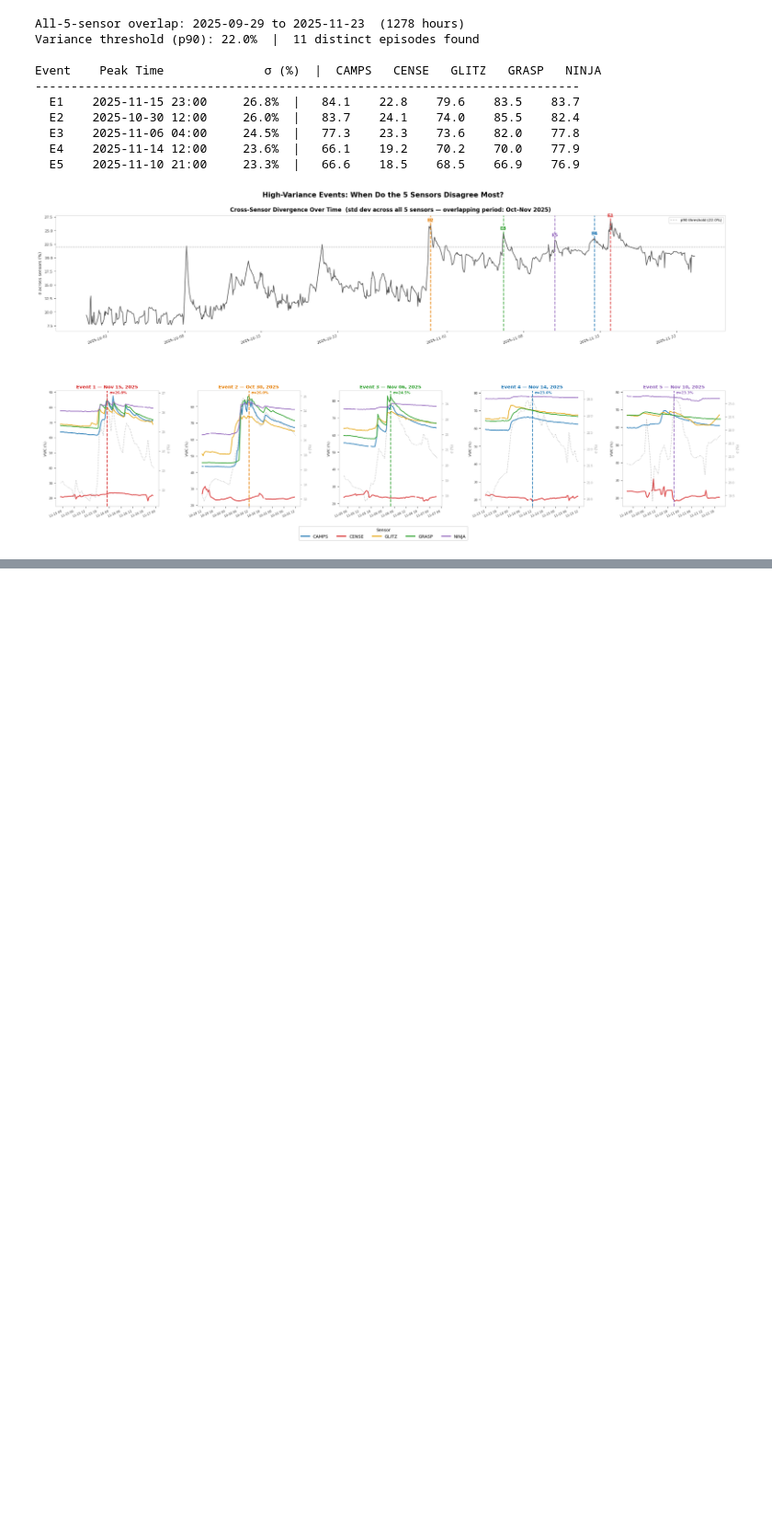
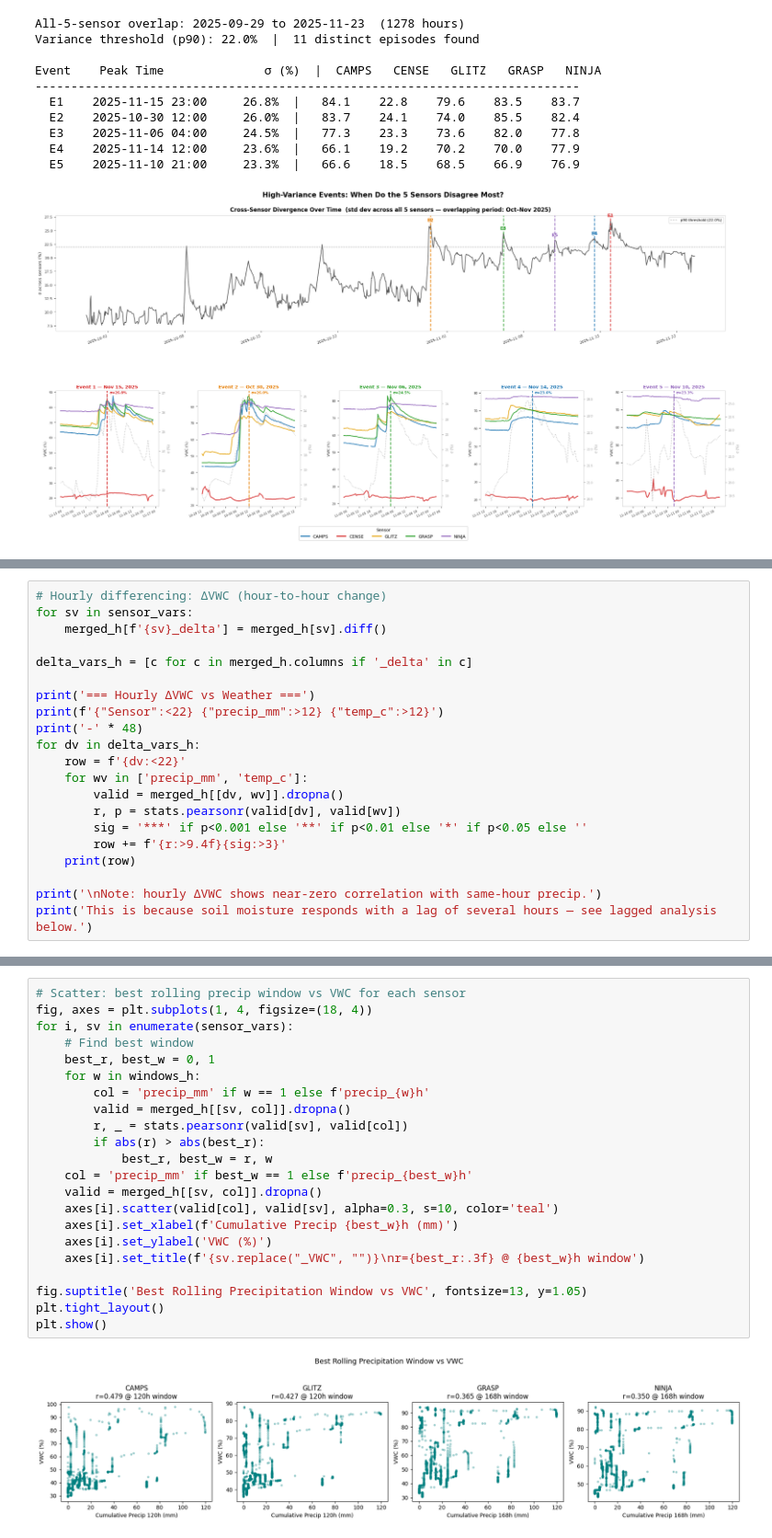
Before and after one commit to cta48/GeoData-Soil-Moisture-Sensors, a Jupyter notebook: GeoData_Soil_Moisture_Sensors.ipynb, the cells around one changed output, grey strips where cells are left out. Shown at 92% size. Drawn from its saved outputs; the diff is of its cells as text; blank space fills up the shorter version.

```diff
--- a/GeoData_Soil_Moisture_Sensors.ipynb
+++ b/GeoData_Soil_Moisture_Sensors.ipynb
@@ -654,0 +800,21 @@ Event    Peak Time              σ (%)  |  CAMPS   CENSE   GLITZ   GRASP   NINJA
+# %%
+# Hourly differencing: ΔVWC (hour-to-hour change)
+for sv in sensor_vars:
+    merged_h[f'{sv}_delta'] = merged_h[sv].diff()
+
+delta_vars_h = [c for c in merged_h.columns if '_delta' in c]
+
+print('=== Hourly ΔVWC vs Weather ===')
+print(f'{"Sensor":<22} {"precip_mm":>12} {"temp_c":>12}')
+print('-' * 48)
+for dv in delta_vars_h:
+    row = f'{dv:<22}'
+    for wv in ['precip_mm', 'temp_c']:
+        valid = merged_h[[dv, wv]].dropna()
+        r, p = stats.pearsonr(valid[dv], valid[wv])
+        sig = '***' if p<0.001 else '**' if p<0.01 else '*' if p<0.05 else ''
+        row += f'{r:>9.4f}{sig:>3}'
+    print(row)
+
+print('\nNote: hourly ΔVWC shows near-zero correlation with same-hour precip.')
+print('This is because soil moisture responds with a lag of several hours — see lagged analysis below.')
@@ -654,0 +905,24 @@ Event    Peak Time              σ (%)  |  CAMPS   CENSE   GLITZ   GRASP   NINJA
+# %%
+# Scatter: best rolling precip window vs VWC for each sensor
+fig, axes = plt.subplots(1, 4, figsize=(18, 4))
+for i, sv in enumerate(sensor_vars):
+    # Find best window
+    best_r, best_w = 0, 1
+    for w in windows_h:
+        col = 'precip_mm' if w == 1 else f'precip_{w}h'
+        valid = merged_h[[sv, col]].dropna()
+        r, _ = stats.pearsonr(valid[sv], valid[col])
+        if abs(r) > abs(best_r):
+            best_r, best_w = r, w
+    col = 'precip_mm' if best_w == 1 else f'precip_{best_w}h'
+    valid = merged_h[[sv, col]].dropna()
+    axes[i].scatter(valid[col], valid[sv], alpha=0.3, s=10, color='teal')
+    axes[i].set_xlabel(f'Cumulative Precip {best_w}h (mm)')
+    axes[i].set_ylabel('VWC (%)')
+    axes[i].set_title(f'{sv.replace("_VWC", "")}\nr={best_r:.3f} @ {best_w}h window')
+
+fig.suptitle('Best Rolling Precipitation Window vs VWC', fontsize=13, y=1.05)
+plt.tight_layout()
+plt.show()
+# %% [output]
+[figure, added]
```
Also changed, not shown: parts of 12 cells of this notebook.
